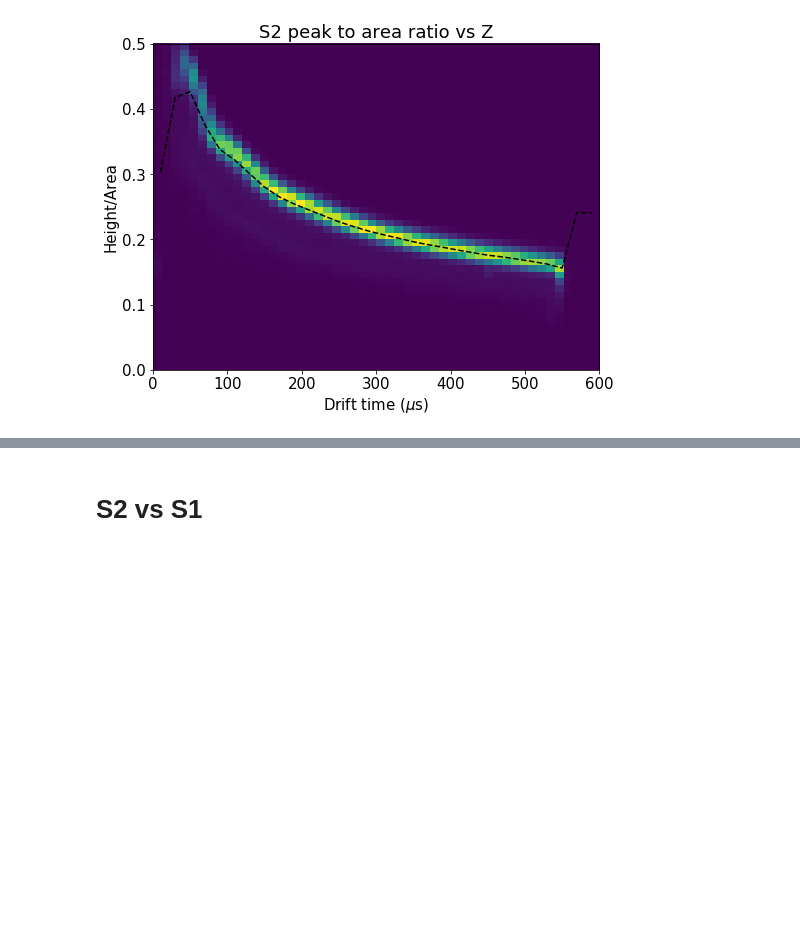
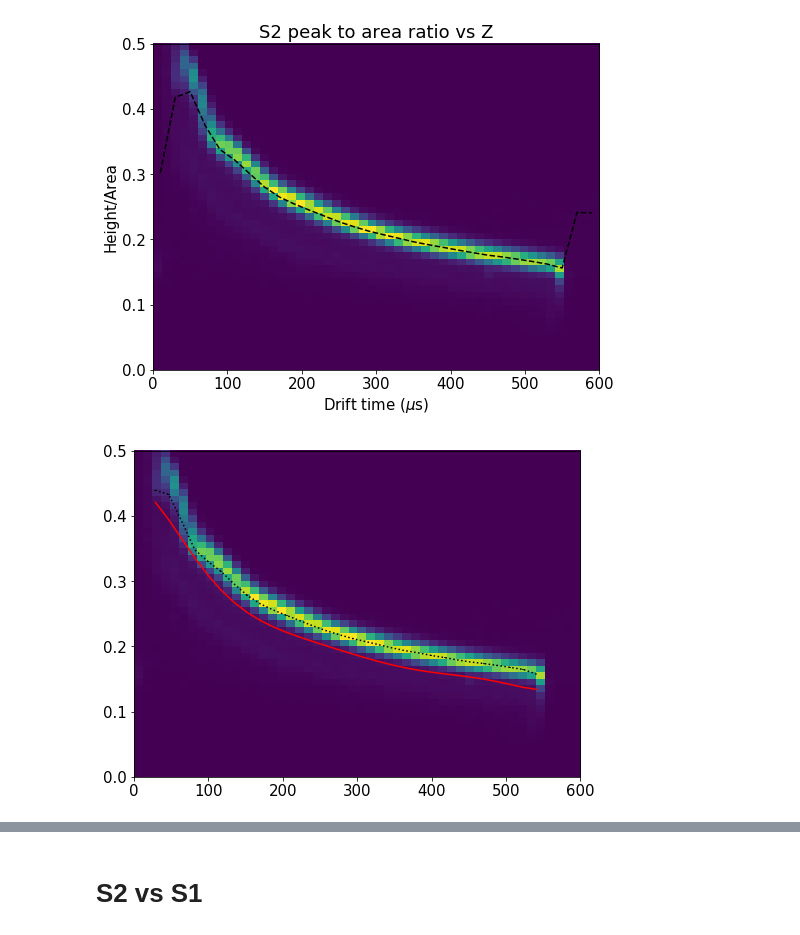
Before and after one commit to gonzaponte/ICARO, a Jupyter notebook: icaro/KrMay/Run4446.ipynb, the cells around one changed output, grey strips where cells are left out. Cells and saved outputs as stored; diff of their text form; code cells hidden in the pictures; blank space fills up the shorter version.

```diff
--- a/icaro/KrMay/Run4446.ipynb
+++ b/icaro/KrMay/Run4446.ipynb
@@ -305,3 +329,24 @@ save("S2Peak2AreavsZ")
 # %% [output]
 [figure]
 [figure]
+# %%
+_range = 0, 0.5
+
+S2r = full.S2h.values/full.S2e.values
+
+hist2d(full.Z.values, S2r, (50, 50), range=(Zrange, _range))
+x, y, u_y = fitf.profileX(full.Z.values, S2r, 30, (20, 550))
+plt.errorbar(x, y, u_y, fmt="k:")
+
+n = 8
+seed = [10**(-n + i) for i in range(n)]
+f = fitf.fit(fitf.polynom, x, y, seed)
+plt.plot(x, f.fn(x) - 0.025, fitOpt)
+
+sel = coref.in_range(full.Z.values, f.fn(full.Z.values) - 0.025)
+
+hist(S2r[sel], 50, _range)
+plt.hist(S2r, 50, _range)
+labels("", "")
+# %% [output]
+[figure, added]
```
Also changed, not shown: parts of 16 cells of this notebook, 6 other files.
